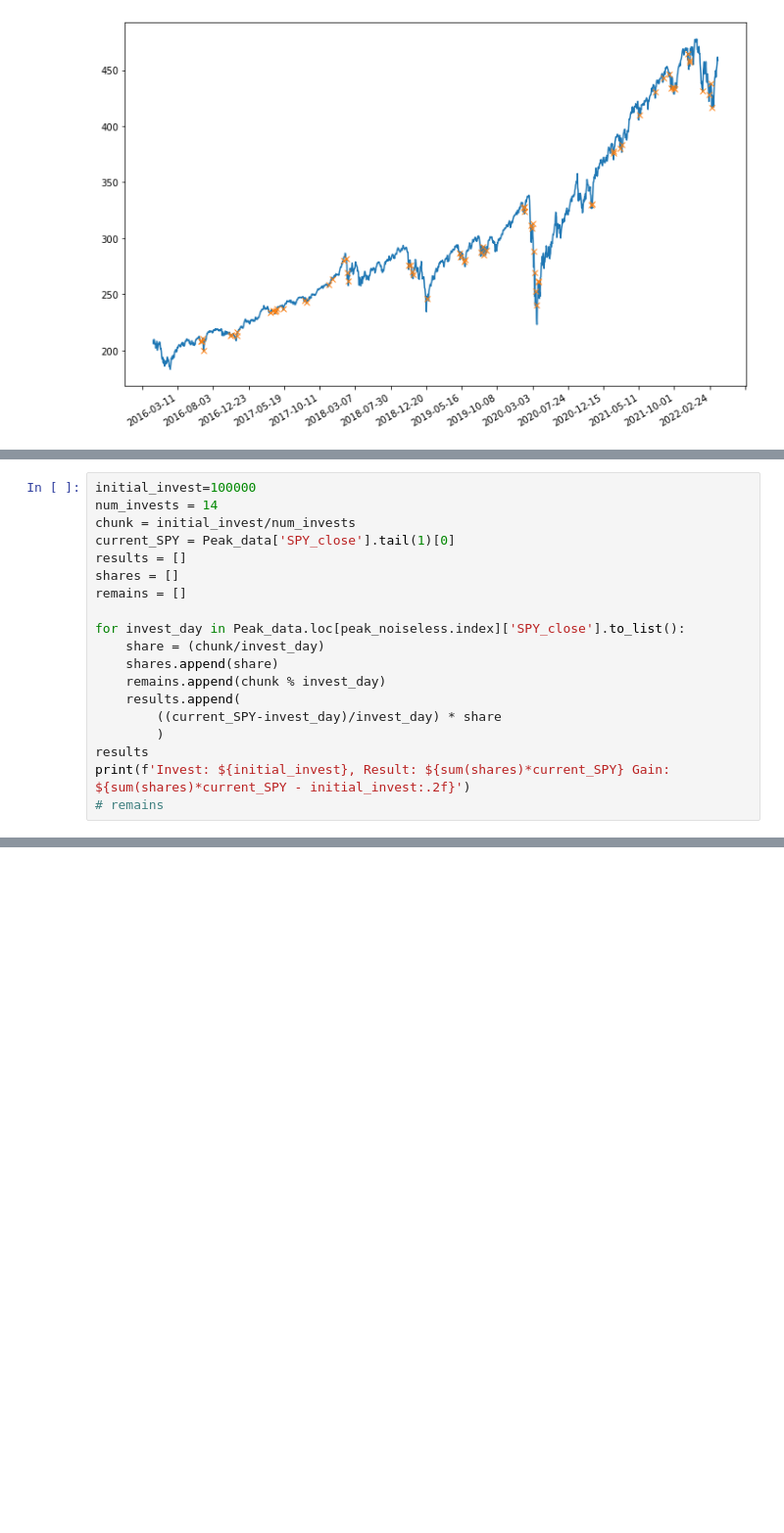
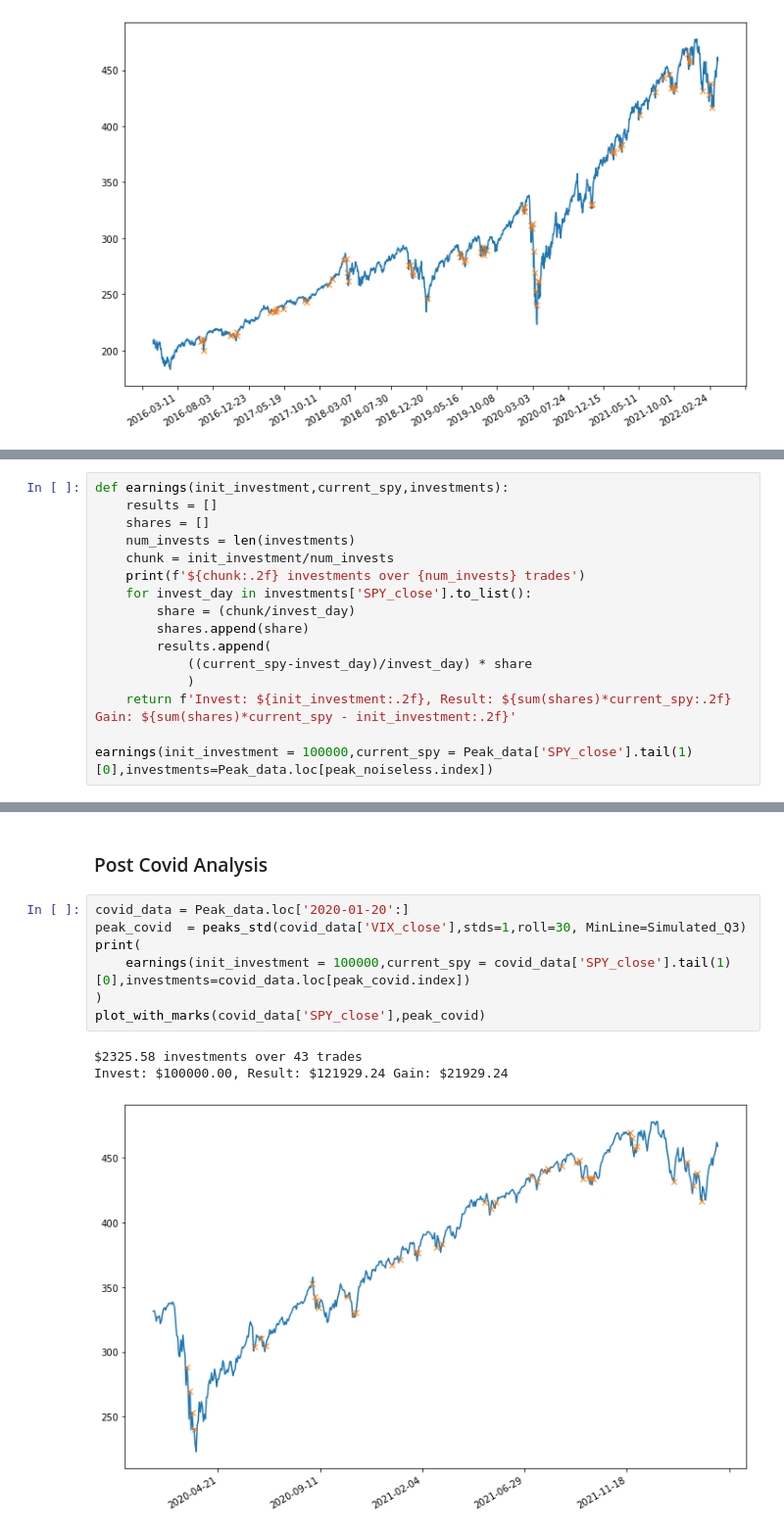
Before and after one commit to JoeHGeoghegan/VIX_Timing_The_Market, a Jupyter notebook: Notebooks/Joe.ipynb, the cells around one changed output, grey strips where cells are left out. Shown at 98% size. Drawn from its saved outputs; the diff is of its cells as text; blank space fills up the shorter version.

```diff
--- a/Notebooks/Joe.ipynb
+++ b/Notebooks/Joe.ipynb
@@ -190,19 +170,0 @@ Peak_data.loc[peak_noiseless.index]
-# %%
-initial_invest=100000
-num_invests = 14
-chunk = initial_invest/num_invests
-current_SPY = Peak_data['SPY_close'].tail(1)[0]
-results = []
-shares = []
-remains = []
-
-for invest_day in Peak_data.loc[peak_noiseless.index]['SPY_close'].to_list():
-    share = (chunk/invest_day)
-    shares.append(share)
-    remains.append(chunk % invest_day)
-    results.append(
-        ((current_SPY-invest_day)/invest_day) * share
-        )
-results
-print(f'Invest: ${initial_invest}, Result: ${sum(shares)*current_SPY} Gain: ${sum(shares)*current_SPY - initial_invest:.2f}')
-# remains
@@ -229,0 +171,16 @@ Peak_data
+# %%
+def earnings(init_investment,current_spy,investments):
+    results = []
+    shares = []
+    num_invests = len(investments)
+    chunk = init_investment/num_invests
+    print(f'${chunk:.2f} investments over {num_invests} trades')
+    for invest_day in investments['SPY_close'].to_list():
+        share = (chunk/invest_day)
+        shares.append(share)
+        results.append(
+            ((current_spy-invest_day)/invest_day) * share
+            )
+    return f'Invest: ${init_investment:.2f}, Result: ${sum(shares)*current_spy:.2f} Gain: ${sum(shares)*current_spy - init_investment:.2f}'
+
+earnings(init_investment = 100000,current_spy = Peak_data['SPY_close'].tail(1)[0],investments=Peak_data.loc[peak_noiseless.index])
@@ -229,0 +208,13 @@ Peak_data
+# %% [markdown]
+### Post Covid Analysis
+# %%
+covid_data = Peak_data.loc['2020-01-20':]
+peak_covid  = peaks_std(covid_data['VIX_close'],stds=1,roll=30, MinLine=Simulated_Q3)
+print(
+    earnings(init_investment = 100000,current_spy = covid_data['SPY_close'].tail(1)[0],investments=covid_data.loc[peak_covid.index])
+)
+plot_with_marks(covid_data['SPY_close'],peak_covid)
+# %% [output]
+$2325.58 investments over 43 trades
+Invest: $100000.00, Result: $121929.24 Gain: $21929.24
+[figure, added]
```
Also changed, not shown: parts of 11 cells of this notebook.
